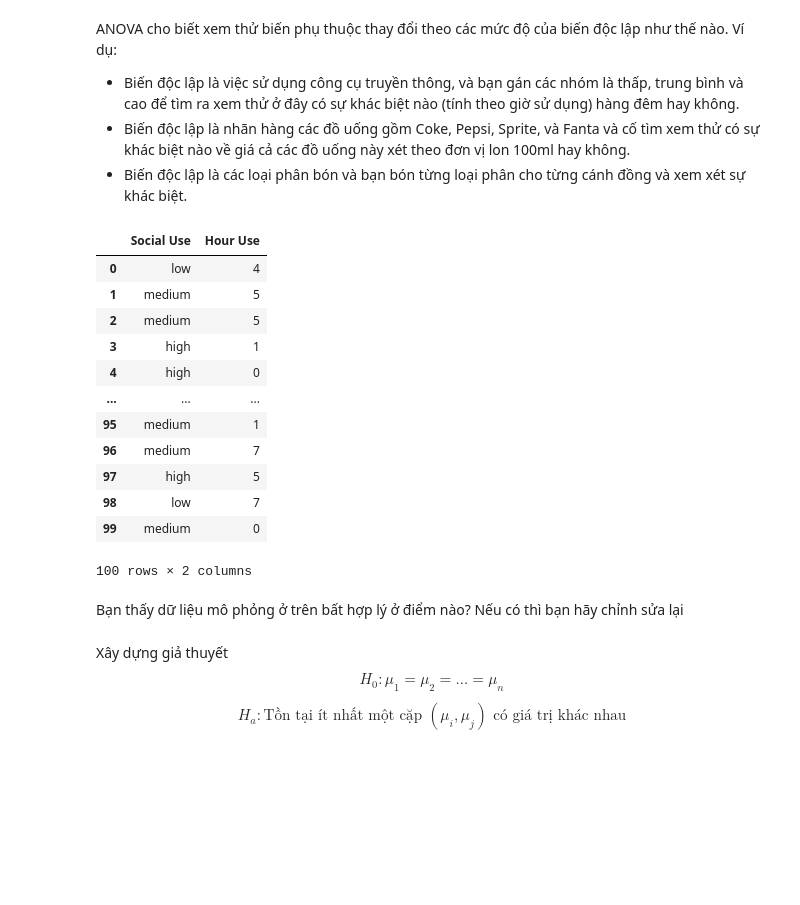
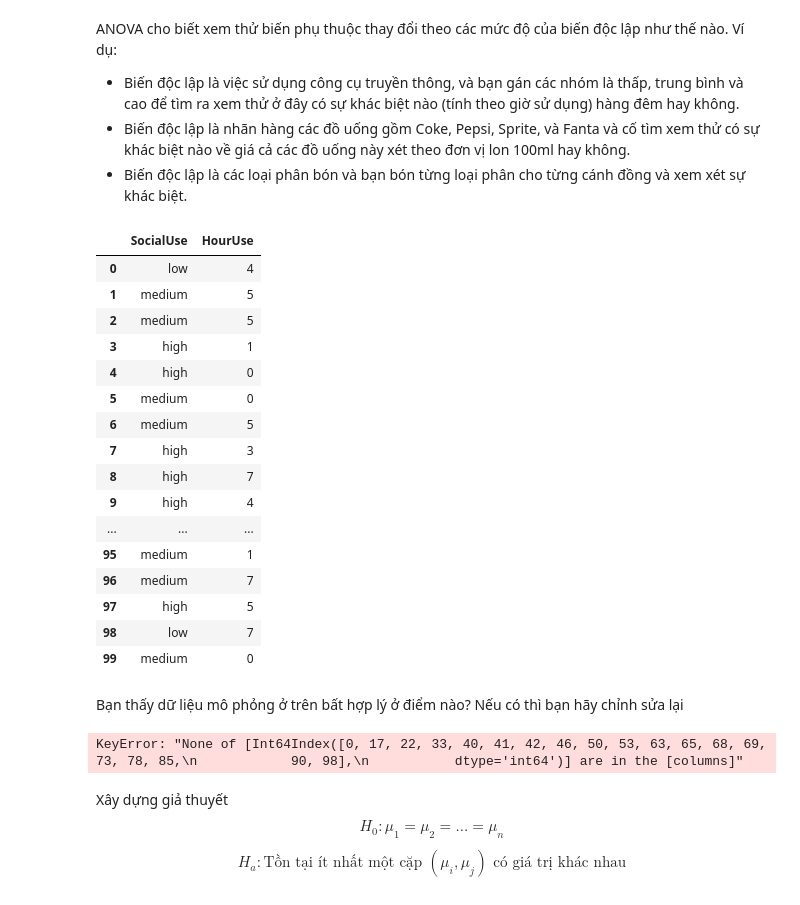
Before and after one commit to congltk1234/NhapMonKHDL, a Jupyter notebook: huong_dan_du_lieu_ANOVA.ipynb, the cells around one changed output. Cells and saved outputs as stored; diff of their text form; code cells hidden in the pictures; blank space fills up the shorter version.

```diff
--- a/huong_dan_du_lieu_ANOVA.ipynb
+++ b/huong_dan_du_lieu_ANOVA.ipynb
@@ -22,26 +24,36 @@ social_levels = ['low', 'medium', 'high']
 social_use = np.random.choice(social_levels, 100, p = [0.2, 0.5, 0.3])
 hours = np.random.choice(8, 100)
 # %%
-df = pd.DataFrame({'Social Use': social_use, 'Hour Use': hours})
+df = pd.DataFrame.from_dict({'SocialUse': social_use, 'HourUse': hours})
+pd.set_option('display.max_rows', df.shape[0])
 df
 # %% [output]
-|  | Social Use | Hour Use |
+|  | SocialUse | HourUse |
 | 0 | low | 4 |
 | 1 | medium | 5 |
 | 2 | medium | 5 |
 | 3 | high | 1 |
 | 4 | high | 0 |
+| 5 | medium | 0 |
+| 6 | medium | 5 |
+| 7 | high | 3 |
+| 8 | high | 7 |
+| 9 | high | 4 |
 | ... | ... | ... |
 | 95 | medium | 1 |
 | 96 | medium | 7 |
 | 97 | high | 5 |
 | 98 | low | 7 |
 | 99 | medium | 0 |
-100 rows × 2 columns
 # %% [markdown]
 Bạn thấy dữ liệu mô phỏng ở trên bất hợp lý ở điểm nào? Nếu có thì bạn hãy chỉnh sửa lại
 # %%
 # Kích thước các mẫu không bằng nhau. (medium và high có 2 giá trị còn low chỉ có 1 giá trị)
+groups = df.groupby("SocialUse").groups
+low = df[groups["low"]]
+low
+# %% [output]
+KeyError: "None of [Int64Index([0, 17, 22, 33, 40, 41, 42, 46, 50, 53, 63, 65, 68, 69, 73, 78, 85,\n            90, 98],\n           dtype='int64')] are in the [columns]"
 # %% [markdown]
 Xây dựng giả thuyết
 $$H_{0}: \mu_{1} = \mu_{2} = ... = \mu_{n}$$
```
Also changed, not shown: parts of 4 cells of this notebook.
